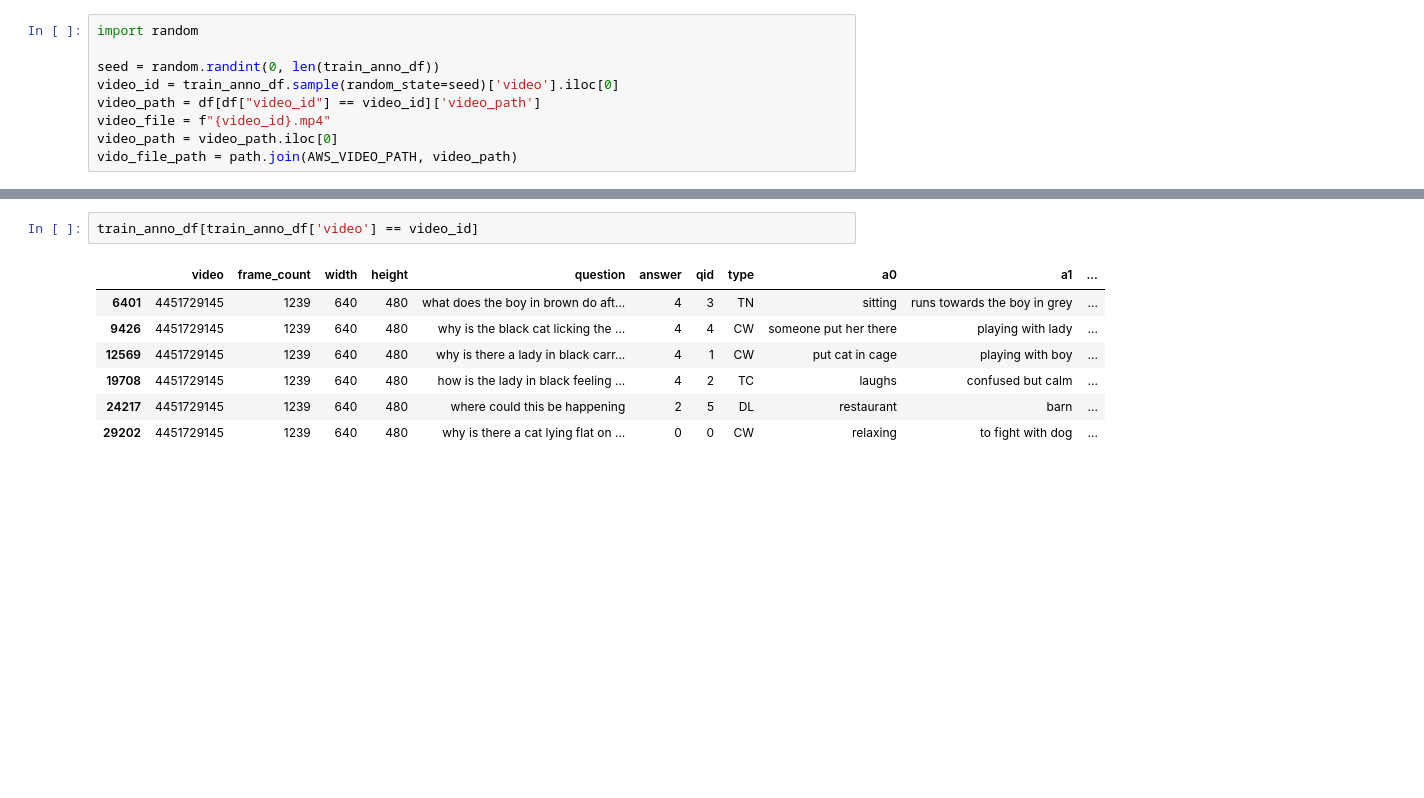
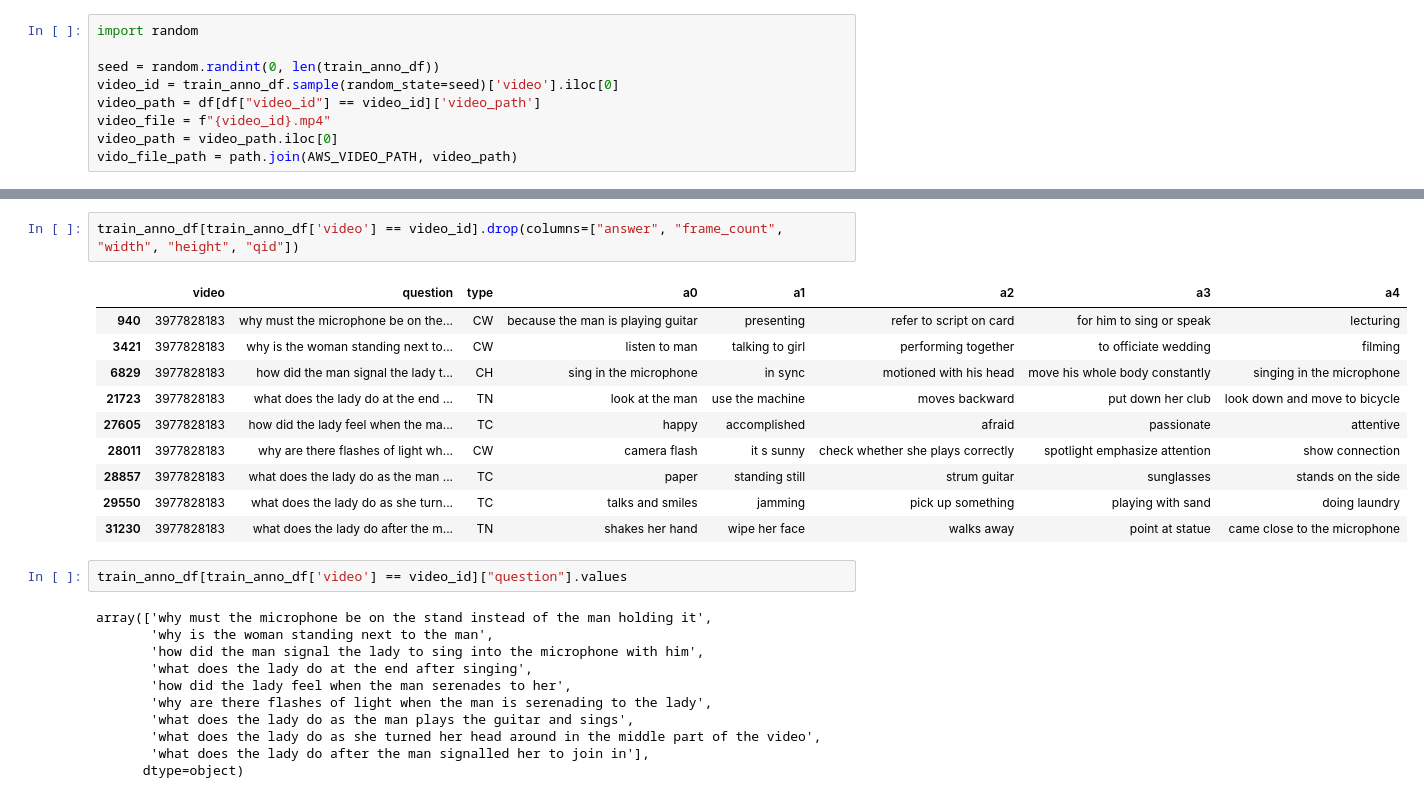
Before and after one commit to 11777-MMML/11777-videoQA, a Jupyter notebook: exploration/expl.ipynb, the cells around one changed output, grey strips where cells are left out. Saved outputs shown, nothing was run; the diff lists cells and outputs as text; blank space fills up the shorter version.

```diff
--- a/exploration/expl.ipynb
+++ b/exploration/expl.ipynb
@@ -107,13 +97,29 @@ download: s3://next-dataset/next-dataset/training_videos/1001/4451729145.mp4 to
 Video(video_file)
 # %% [output]
 [interactive output not drawn]
+# %%
+train_anno_df[train_anno_df['video'] == video_id].drop(columns=["answer", "frame_count", "width", "height", "qid"])
+# %% [output]
+|  | video | question | type | a0 | a1 | a2 | a3 | a4 |
+| 940 | 3977828183 | why must the microphone be on the... | CW | because the man is playing guitar | presenting | refer to script on card | for him to sing or speak | lecturing |
+| 3421 | 3977828183 | why is the woman standing next to... | CW | listen to man | talking to girl | performing together | to officiate wedding | filming |
+| 6829 | 3977828183 | how did the man signal the lady t... | CH | sing in the microphone | in sync | motioned with his head | move his whole body constantly | singing in the microphone |
+| 21723 | 3977828183 | what does the lady do at the end ... | TN | look at the man | use the machine | moves backward | put down her club | look down and move to bicycle |
+| 27605 | 3977828183 | how did the lady feel when the ma... | TC | happy | accomplished | afraid | passionate | attentive |
+| 28011 | 3977828183 | why are there flashes of light wh... | CW | camera flash | it s sunny | check whether she plays correctly | spotlight emphasize attention | show connection |
+| 28857 | 3977828183 | what does the lady do as the man ... | TC | paper | standing still | strum guitar | sunglasses | stands on the side |
+| 29550 | 3977828183 | what does the lady do as she turn... | TC | talks and smiles | jamming | pick up something | playing with sand | doing laundry |
+| 31230 | 3977828183 | what does the lady do after the m... | TN | shakes her hand | wipe her face | walks away | point at statue | came close to the microphone |
 # %%
-train_anno_df[train_anno_df['video'] == video_id]
+train_anno_df[train_anno_df['video'] == video_id]["question"].values
 # %% [output]
-|  | video | frame_count | width | height | question | answer | qid | type | a0 | a1 | ... |
-| 6401 | 4451729145 | 1239 | 640 | 480 | what does the boy in brown do aft... | 4 | 3 | TN | sitting | runs towards the boy in grey | ... |
-| 9426 | 4451729145 | 1239 | 640 | 480 | why is the black cat licking the ... | 4 | 4 | CW | someone put her there | playing with lady | ... |
-| 12569 | 4451729145 | 1239 | 640 | 480 | why is there a lady in black carr... | 4 | 1 | CW | put cat in cage | playing with boy | ... |
-| 19708 | 4451729145 | 1239 | 640 | 480 | how is the lady in black feeling ... | 4 | 2 | TC | laughs | confused but calm | ... |
-| 24217 | 4451729145 | 1239 | 640 | 480 | where could this be happening | 2 | 5 | DL | restaurant | barn | ... |
-| 29202 | 4451729145 | 1239 | 640 | 480 | why is there a cat lying flat on ... | 0 | 0 | CW | relaxing | to fight with dog | ... |
+array(['why must the microphone be on the stand instead of the man holding it',
+       'why is the woman standing next to the man',
+       'how did the man signal the lady to sing into the microphone with him',
+       'what does the lady do at the end after singing',
+       'how did the lady feel when the man serenades to her',
+       'why are there flashes of light when the man is serenading to the lady',
+       'what does the lady do as the man plays the guitar and sings',
+       'what does the lady do as she turned her head around in the middle part of the video',
+       'what does the lady do after the man signalled her to join in'],
+      dtype=object)
```
Also changed, not shown: parts of 3 cells of this notebook.
